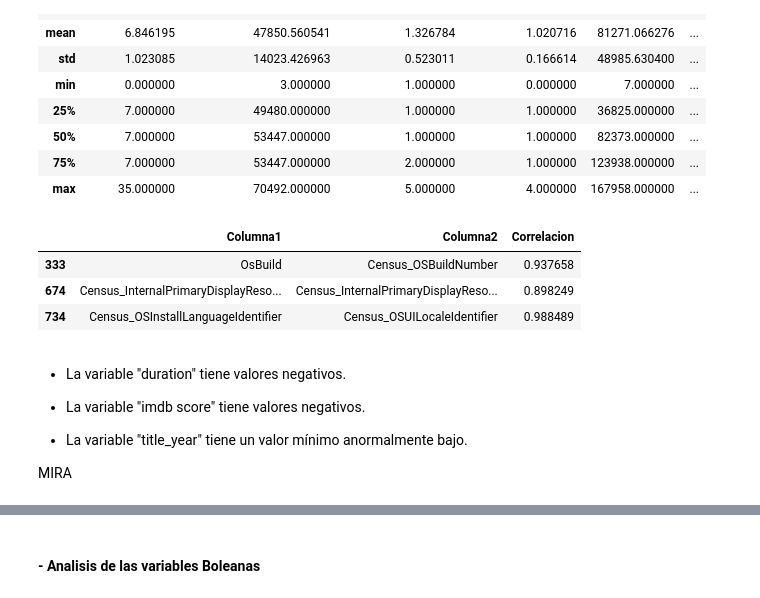
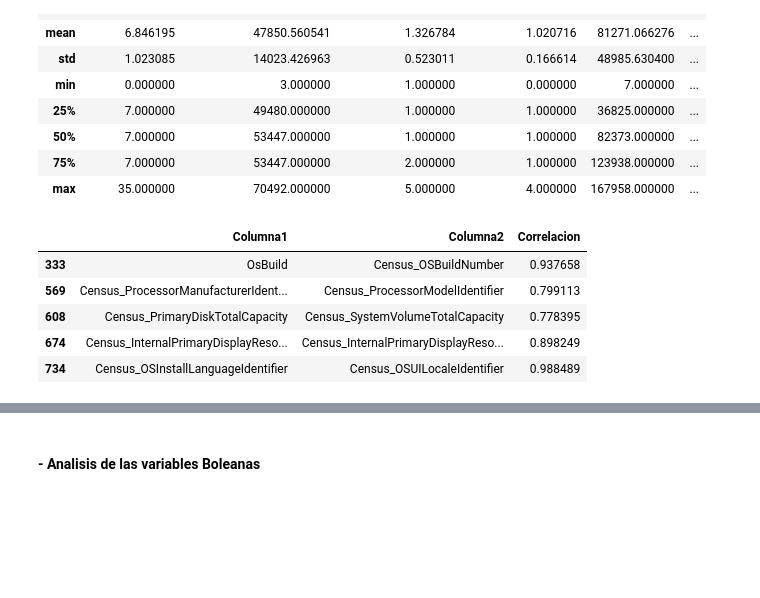
Before and after one commit to Angel789data/entregable_2, a Jupyter notebook: entregable.ipynb, the cells around one changed output, grey strips where cells are left out. Cells and saved outputs as stored; diff of their text form; code cells hidden in the pictures; blank space fills up the shorter version.

```diff
--- a/entregable.ipynb
+++ b/entregable.ipynb
@@ -129,3 +370,5 @@ def corr_umbral(corr, limite):
 # %%
 # LEEMOS EL FICHERO
 df = pd.read_csv("sample_mmp.csv", low_memory=False)
+# %%
+df.attrs["descriptions"] = column_descriptions
@@ -199,7 +462,7 @@ df[df.duplicated(keep=False)]
 | 489156 | win8defender | 1.1.15200.1 | 4.18.1807.18075 | 1.275.400.0 | 0 | 7.0 | 0 | ... |
 71 rows × 82 columns
 # %%
-df2 = df.copy()
+df2 = copy_meta(df)
 # %%
 df2.drop_duplicates(inplace=True)
 # eliminar duplicados
@@ -275,17 +538,11 @@ df2[connulos].describe()
 | max | 35.000000 | 70492.000000 | 5.000000 | 4.000000 | 167958.000000 | ... |
 # %%
 corr = df2[lista_numericas].corr(numeric_only=True)
-corr_umbral(corr ,80)
+corr_umbral(corr ,70)
 # %% [output]
 |  | Columna1 | Columna2 | Correlacion |
 | 333 | OsBuild | Census_OSBuildNumber | 0.937658 |
+| 569 | Census_ProcessorManufacturerIdent... | Census_ProcessorModelIdentifier | 0.799113 |
+| 608 | Census_PrimaryDiskTotalCapacity | Census_SystemVolumeTotalCapacity | 0.778395 |
 | 674 | Census_InternalPrimaryDisplayReso... | Census_InternalPrimaryDisplayReso... | 0.898249 |
 | 734 | Census_OSInstallLanguageIdentifier | Census_OSUILocaleIdentifier | 0.988489 |
-# %% [markdown]
-- La variable "duration" tiene valores negativos.
-
-- La variable "imdb score" tiene valores negativos.
-
-- La variable "title_year" tiene un valor mínimo anormalmente bajo.
-
-MIRA
```
Also changed, not shown: parts of 116 cells of this notebook.
